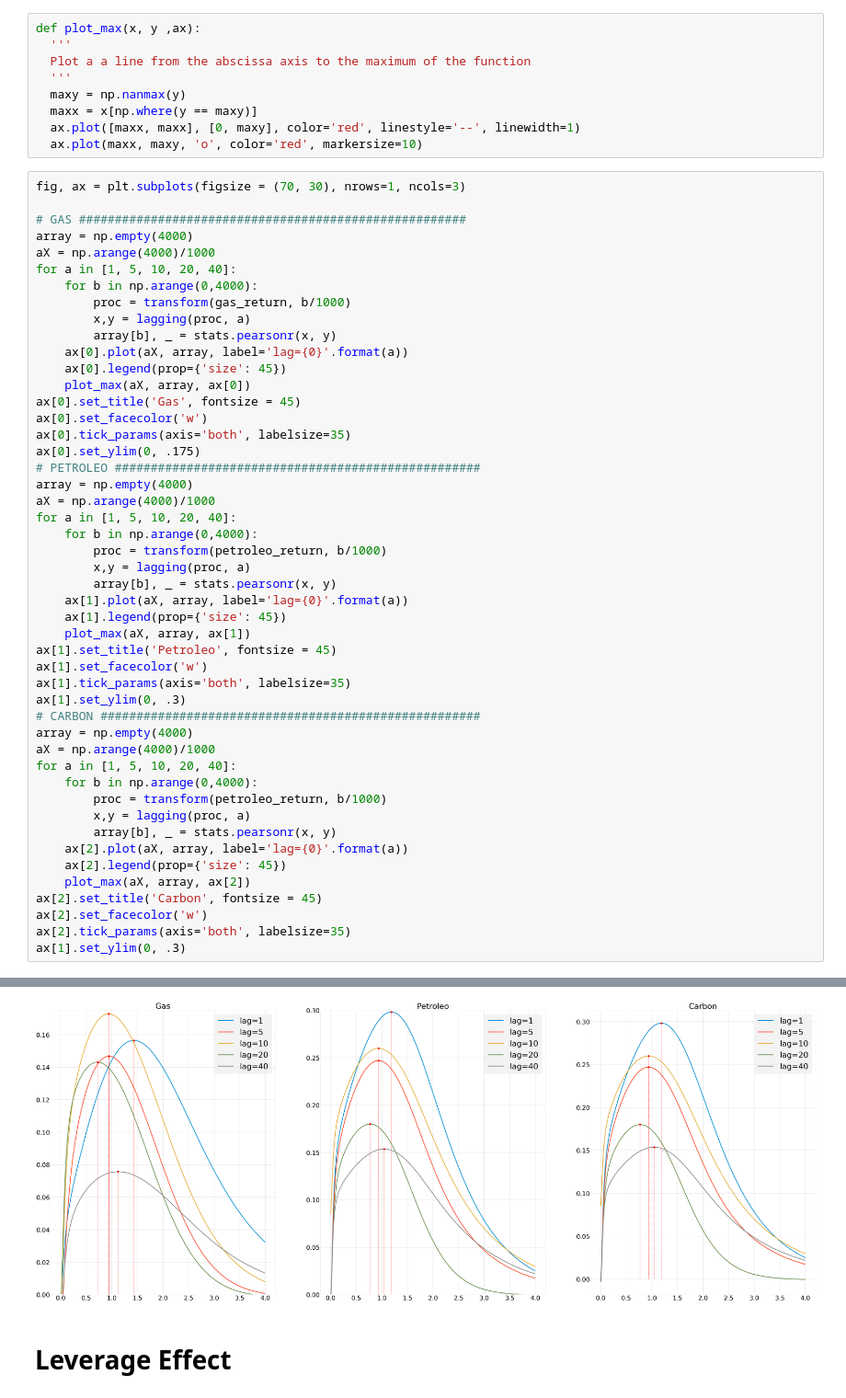
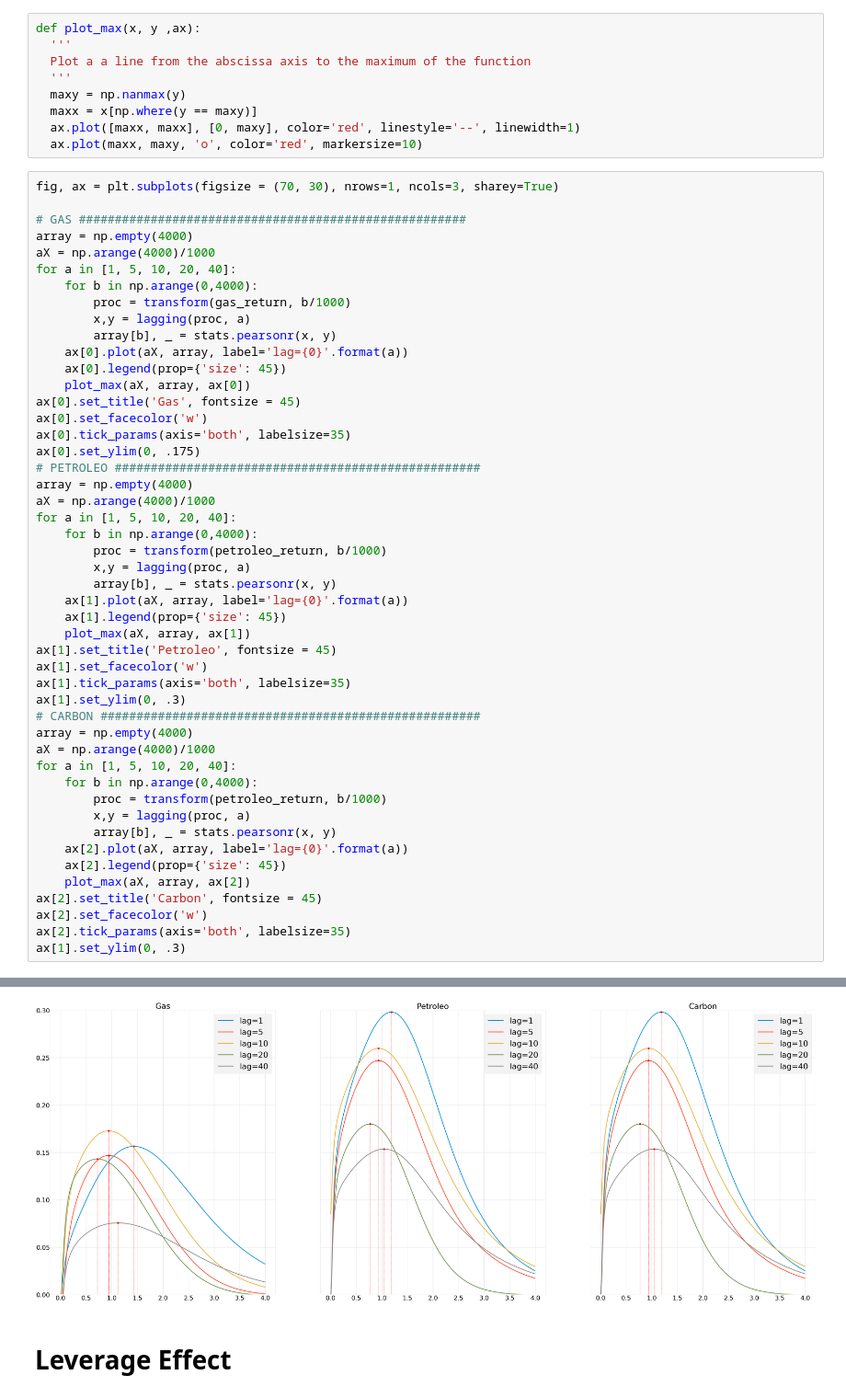
Before and after one commit to Cesuuur/energy-market-analysis, a Jupyter notebook: CompoundReturnAnalisys.ipynb, the cells around one changed output, grey strips where cells are left out. Shown at 92% size. Cells and saved outputs as stored; diff of their text form.

```diff
--- a/CompoundReturnAnalisys.ipynb
+++ b/CompoundReturnAnalisys.ipynb
@@ -550,7 +550,7 @@ def plot_max(x, y ,ax):
   ax.plot([maxx, maxx], [0, maxy], color='red', linestyle='--', linewidth=1)
   ax.plot(maxx, maxy, 'o', color='red', markersize=10)
 # %%
-fig, ax = plt.subplots(figsize = (70, 30), nrows=1, ncols=3)
+fig, ax = plt.subplots(figsize = (70, 30), nrows=1, ncols=3, sharey=True)
 
 # GAS ######################################################
 array = np.empty(4000)
@@ -572,34 +572,34 @@ array = np.empty(4000)
 aX = np.arange(4000)/1000
 for a in [1, 5, 10, 20, 40]:
     for b in np.arange(0,4000):
         proc = transform(petroleo_return, b/1000)
         x,y = lagging(proc, a)
         array[b], _ = stats.pearsonr(x, y)
     ax[1].plot(aX, array, label='lag={0}'.format(a))
     ax[1].legend(prop={'size': 45})
     plot_max(aX, array, ax[1])
 ax[1].set_title('Petroleo', fontsize = 45)
 ax[1].set_facecolor('w')
 ax[1].tick_params(axis='both', labelsize=35)
 ax[1].set_ylim(0, .3)
 # CARBON #####################################################
 array = np.empty(4000)
 aX = np.arange(4000)/1000
 for a in [1, 5, 10, 20, 40]:
     for b in np.arange(0,4000):
         proc = transform(petroleo_return, b/1000)
         x,y = lagging(proc, a)
         array[b], _ = stats.pearsonr(x, y)
     ax[2].plot(aX, array, label='lag={0}'.format(a))
     ax[2].legend(prop={'size': 45})
     plot_max(aX, array, ax[2])
 ax[2].set_title('Carbon', fontsize = 45)
 ax[2].set_facecolor('w')
 ax[2].tick_params(axis='both', labelsize=35)
 ax[1].set_ylim(0, .3)
 # %% [output]
 (0.0, 0.3)
-[figure, old version]
+[figure, new version]
 # %% [markdown]
 # Leverage Effect
 # %%
```
